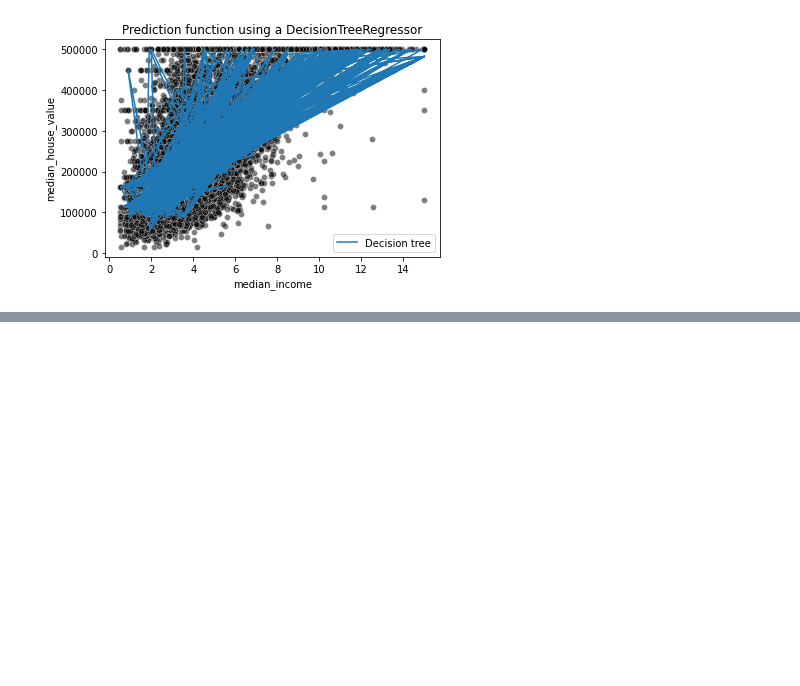
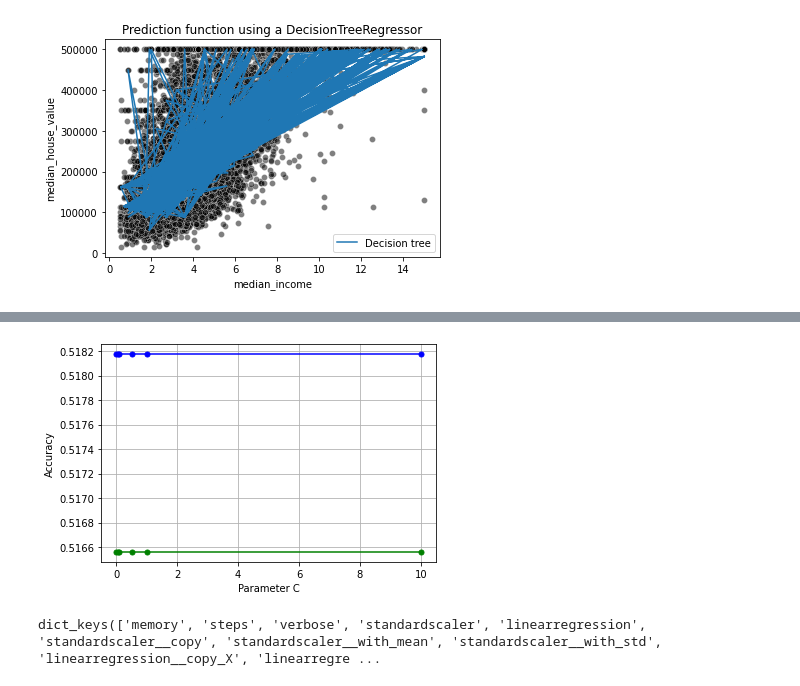
Before and after one commit to adityabommaraju/MachineLearning, a Jupyter notebook: Decision Tree Regressor.ipynb, the cells around one changed output, grey strips where cells are left out. Cells and saved outputs as stored; diff of their text form; code cells hidden in the pictures; blank space fills up the shorter version.

```diff
--- a/Decision Tree Regressor.ipynb
+++ b/Decision Tree Regressor.ipynb
@@ -24,7 +24,7 @@ df.shape
 # %% [output]
 (20433, 10)
 # %%
-X = df[['median_income']]
+X = df[['housing_median_age','households', 'median_income']]
 y= df[['median_house_value']]
 # %%
 sns.scatterplot(data=df, x='median_income', y='median_house_value')
@@ -127,0 +140,32 @@ _ = plot_tree(tree, feature_names=X.columns, ax=ax)
+# %%
+from sklearn.pipeline import make_pipeline
+from sklearn.preprocessing import StandardScaler
+
+pipeline = make_pipeline(StandardScaler(), LinearRegression())
+
+
+param_range = [0.001, 0.05, 0.1, 0.5, 1.0, 10.0]
+train_scores, test_scores = validation_curve(estimator=pipeline,
+                                             X=X_train, y=y_train,
+                                             cv=10,
+param_name='linearregression__fit_intercept', param_range=param_range)
+
+train_mean = np.mean(train_scores, axis=1)
+test_mean = np.mean(test_scores, axis=1)
+
+plt.plot(param_range, train_mean,
+         marker='o', markersize=5,
+         color='blue', label='Training Accuracy')
+plt.plot(param_range, test_mean,
+         marker='o', markersize=5,
+         color='green', label='Validation Accuracy')
+plt.xlabel('Parameter C')
+plt.ylabel('Accuracy')
+plt.grid()
+plt.show()
+# %% [output]
+[figure, added]
+# %%
+pipeline.get_params().keys()
+# %% [output]
+dict_keys(['memory', 'steps', 'verbose', 'standardscaler', 'linearregression', 'standardscaler__copy', 'standardscaler__with_mean', 'standardscaler__with_std', 'linearregression__copy_X', 'linearregre ...
```
Also changed, not shown: parts of 4 cells of this notebook, 3 other files.
